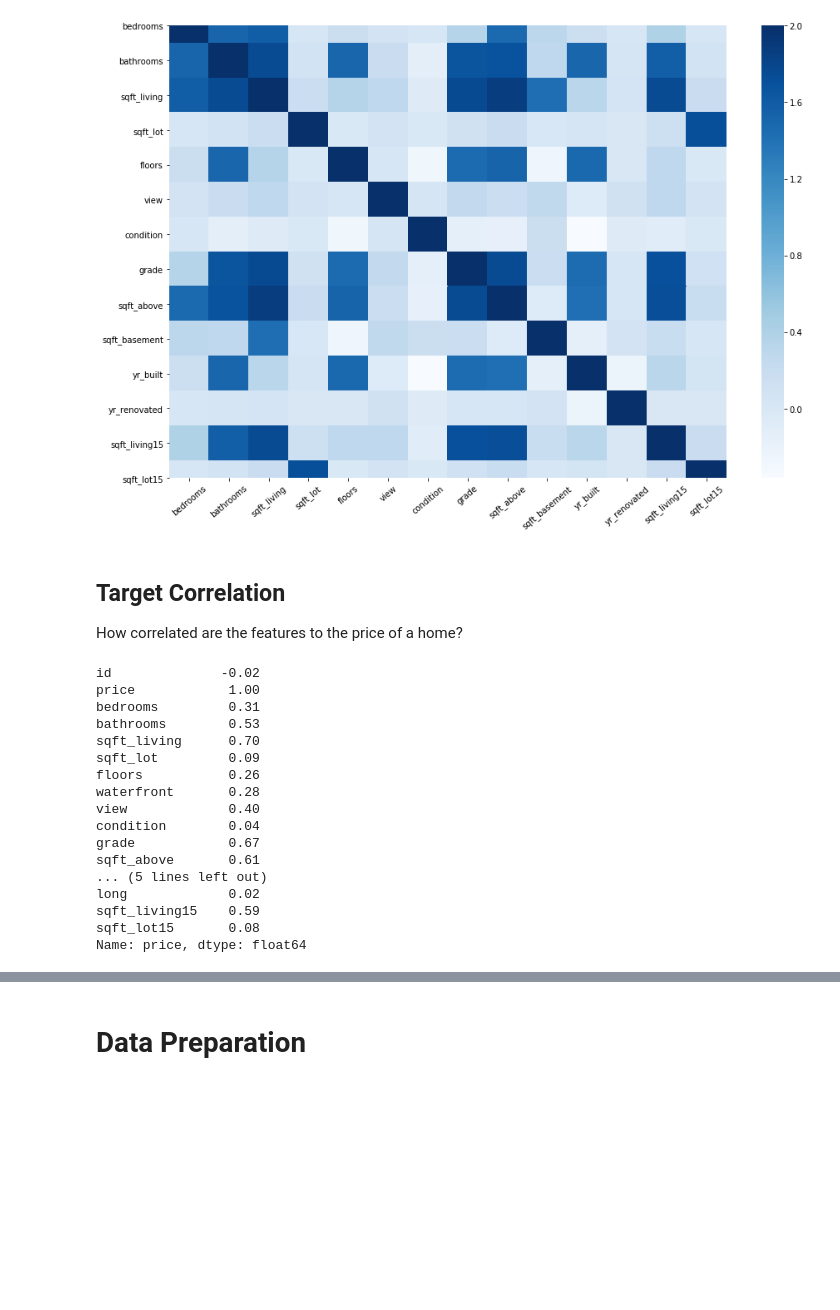
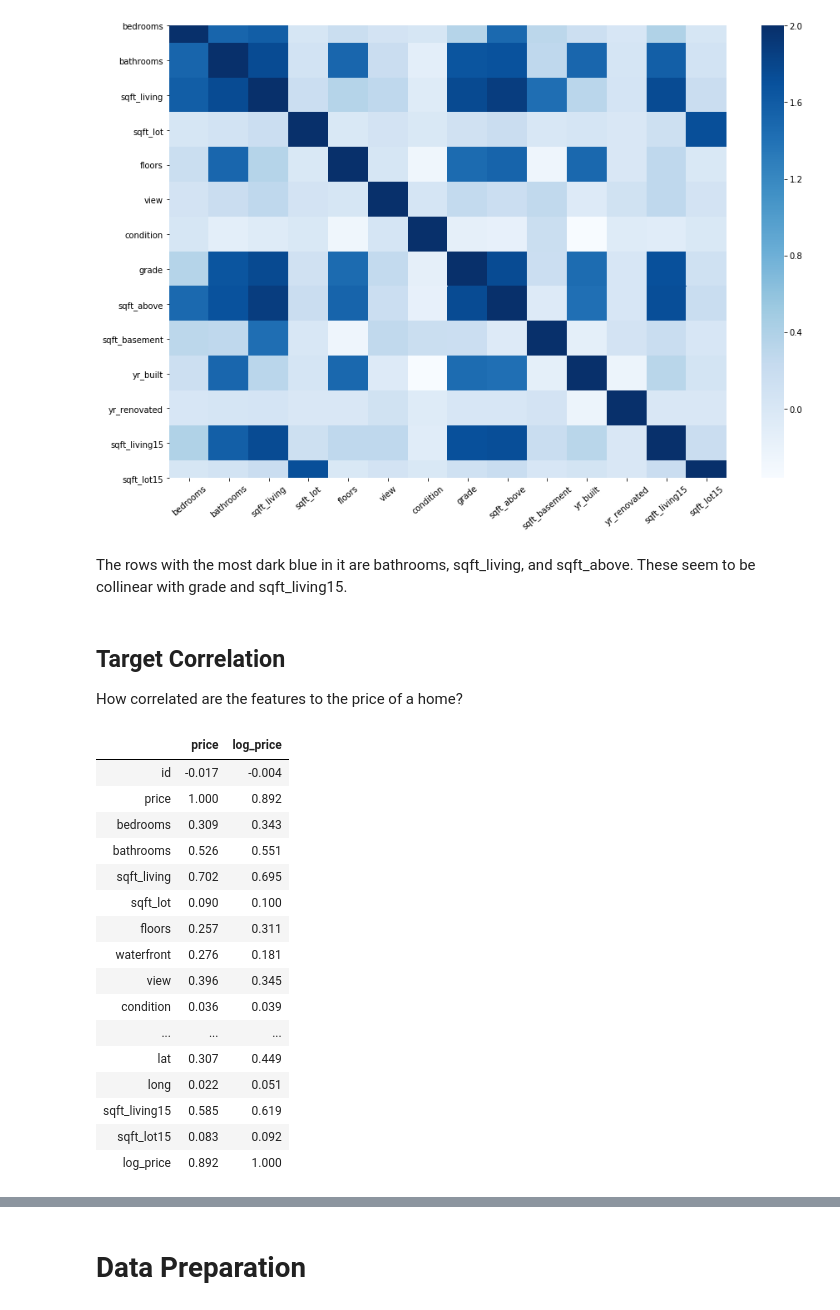
Before and after one commit to Patrickbfuller/lin_reg_tutorial, a Jupyter notebook: linear_regression.ipynb, the cells around one changed output, grey strips where cells are left out. Saved outputs shown, nothing was run; the diff lists cells and outputs as text; code cells hidden in the pictures; blank space fills up the shorter version.

```diff
--- a/linear_regression.ipynb
+++ b/linear_regression.ipynb
@@ -434,26 +450,29 @@ sns.heatmap(hmap, cmap="Blues")
 plt.xticks(rotation=40);
 # %% [output]
 [figure]
+# %% [markdown]
+The rows with the most dark blue in it are bathrooms, sqft_living, and sqft_above.
+These seem to be collinear with grade and sqft_living15.
 # %% [markdown]
 ## Target Correlation
 How correlated are the features to the price of a home?
 # %%
-round(df_viz.corr().price,2)
+round(df_viz.corr()[targets],3)
 # %% [output]
-id              -0.02
-price            1.00
-bedrooms         0.31
-bathrooms        0.53
-sqft_living      0.70
-sqft_lot         0.09
-floors           0.26
-waterfront       0.28
-view             0.40
-condition        0.04
-grade            0.67
-sqft_above       0.61
-... (5 lines left out)
-long             0.02
-sqft_living15    0.59
-sqft_lot15       0.08
-Name: price, dtype: float64
+|  | price | log_price |
+| id | -0.017 | -0.004 |
+| price | 1.000 | 0.892 |
+| bedrooms | 0.309 | 0.343 |
+| bathrooms | 0.526 | 0.551 |
+| sqft_living | 0.702 | 0.695 |
+| sqft_lot | 0.090 | 0.100 |
+| floors | 0.257 | 0.311 |
+| waterfront | 0.276 | 0.181 |
+| view | 0.396 | 0.345 |
+| condition | 0.036 | 0.039 |
+| ... | ... | ... |
+| lat | 0.307 | 0.449 |
+| long | 0.022 | 0.051 |
+| sqft_living15 | 0.585 | 0.619 |
+| sqft_lot15 | 0.083 | 0.092 |
+| log_price | 0.892 | 1.000 |
```
Also changed, not shown: parts of 15 cells of this notebook.
